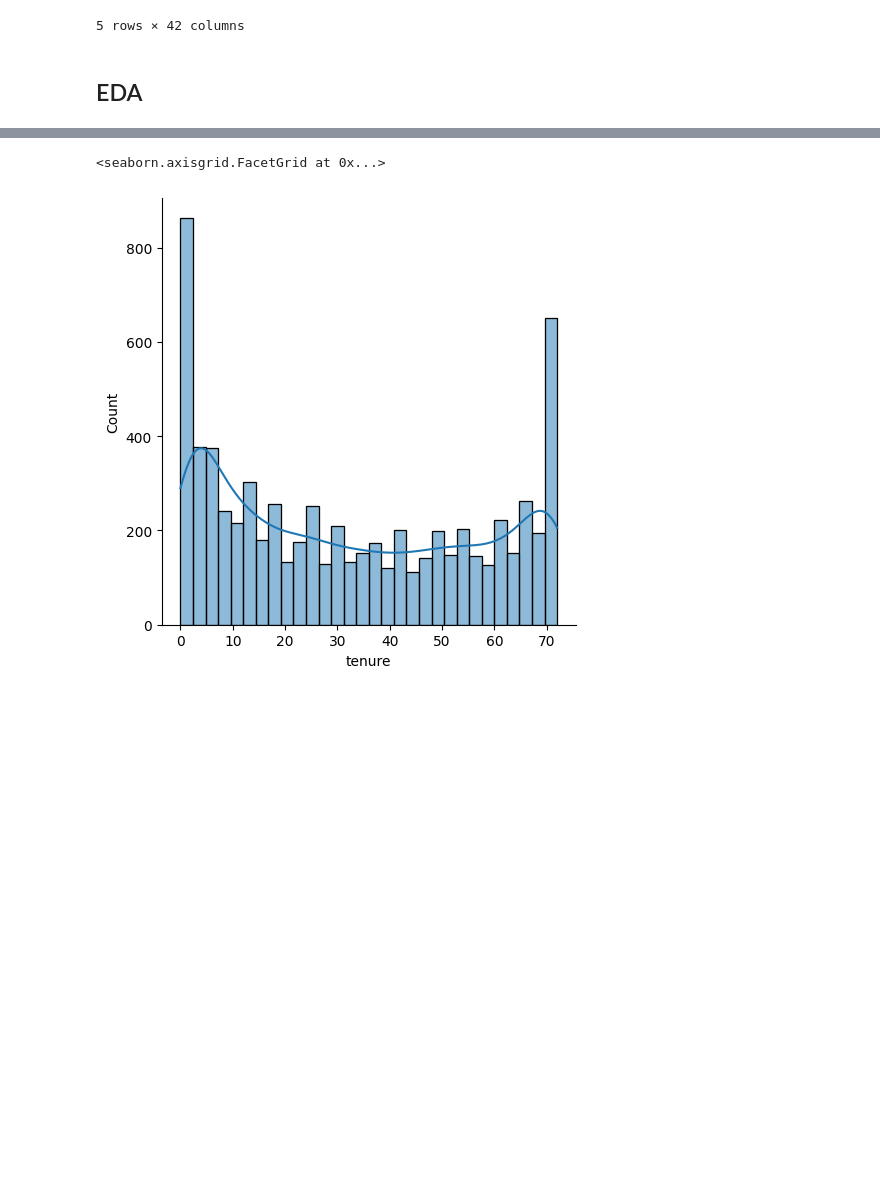
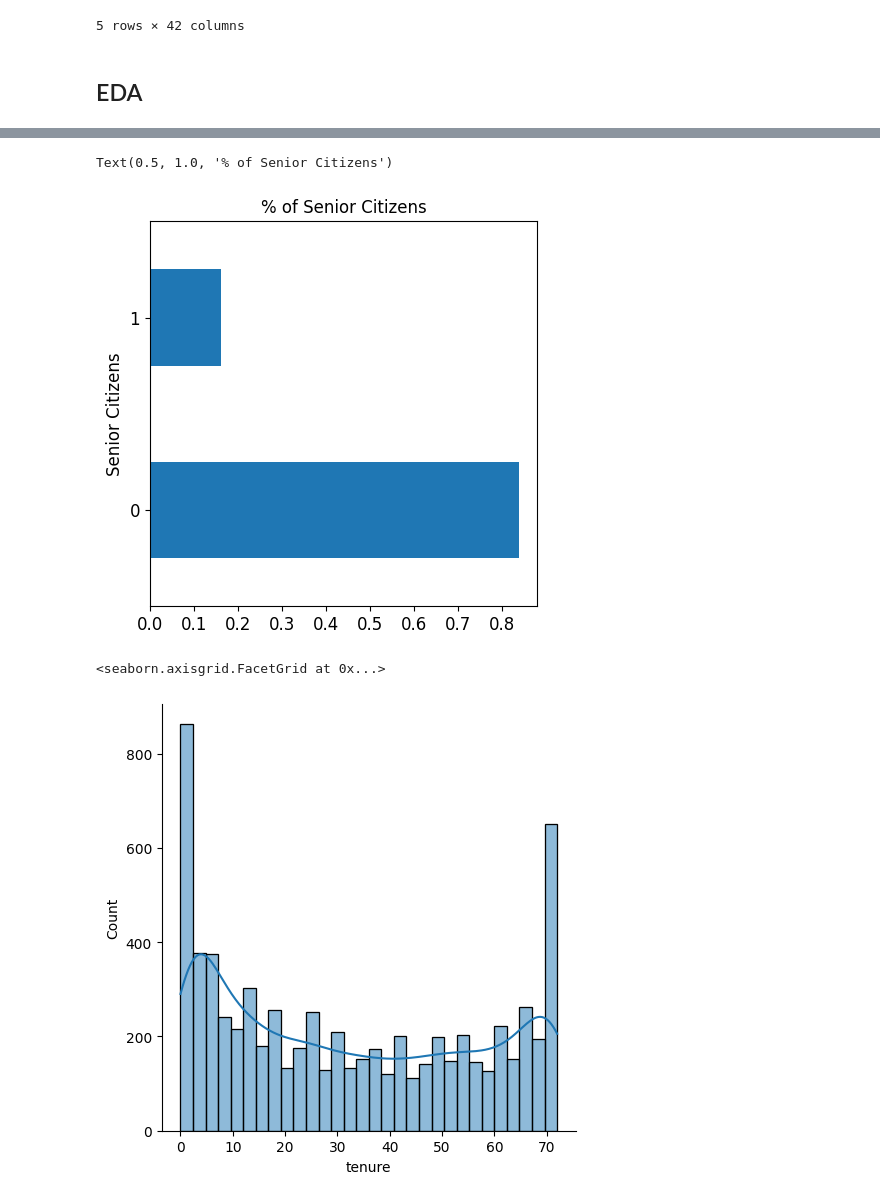
Before and after one commit to MeghanaGangarapu/DataScienceProjects, a Jupyter notebook: Churn_Analysis/churn_analysis.ipynb, the cells around one changed output, grey strips where cells are left out. Drawn from its saved outputs; the diff is of its cells as text; code cells hidden in the pictures; blank space fills up the shorter version.

```diff
--- a/Churn_Analysis/churn_analysis.ipynb
+++ b/Churn_Analysis/churn_analysis.ipynb
@@ -263,3 +260,10 @@ Text(0.5, 1.0, '% of Senior Citizens')
+# %%
+data['SeniorCitizen'].value_counts(normalize=True).plot(kind='barh', figsize=(5, 5), fontsize=12)
+plt.ylabel('Senior Citizens', fontsize=12)
+plt.title('% of Senior Citizens', fontsize=12)
+# %% [output]
+Text(0.5, 1.0, '% of Senior Citizens')
+[figure, added]
 # %%
 sns.displot(data['tenure'], kde=True, bins=30)
 # %% [output]
```
Also changed, not shown: parts of 22 cells of this notebook, 3 other files.
